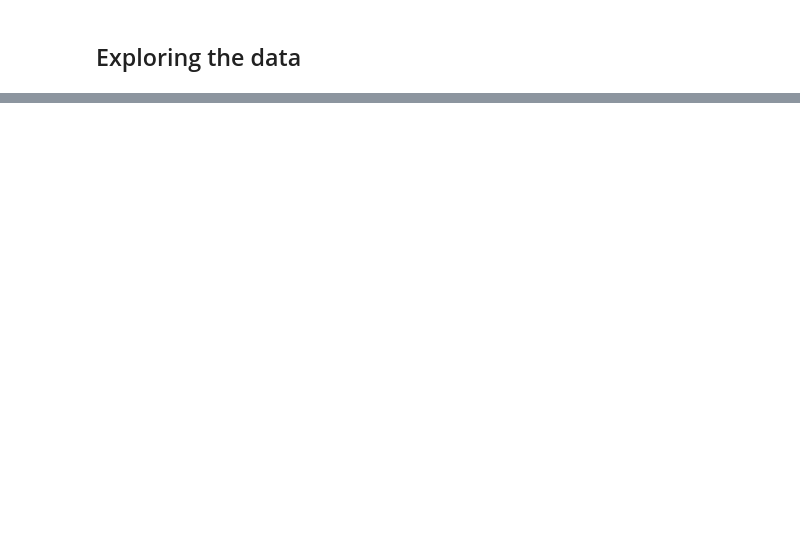
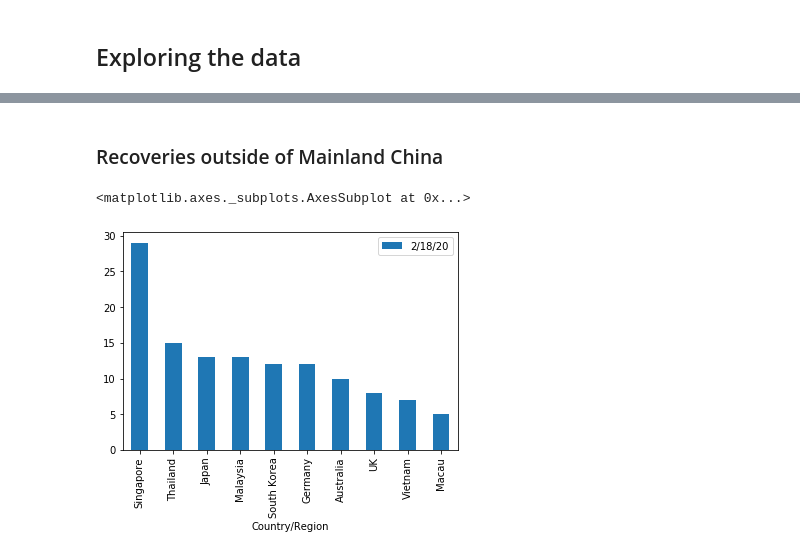
Before and after one commit to trouni/workshop-data-analysis, a Jupyter notebook: data_analysis_workshop.ipynb, the cells around one changed output, grey strips where cells are left out. Saved outputs shown, nothing was run; the diff lists cells and outputs as text; code cells hidden in the pictures; blank space fills up the shorter version.

```diff
--- a/data_analysis_workshop.ipynb
+++ b/data_analysis_workshop.ipynb
@@ -176,0 +407,5 @@ plt.plot(preprocess(deaths_df), color='r')
+# %%
+### TODO ###
+# Set the 'Country/Region' column as the index.
+
+recovered_df.set_index('Country/Region')
@@ -176,0 +617,16 @@ plt.plot(preprocess(deaths_df), color='r')
+# %% [markdown]
+### Recoveries outside of Mainland China
+# %%
+# Preparing the format of our data to be plotted
+plot_data = recovered_df.groupby('Country/Region') \
+            .sum() \
+            [['2/18/20']] \
+            .sort_values('2/18/20', ascending=False) \
+            .drop('Mainland China') \
+            .head(10) \
+
+# Plotting our bar chart
+plot_data.plot(kind='bar')
+# %% [output]
+<matplotlib.axes._subplots.AxesSubplot at 0x...>
+[figure, added]
```
Also changed, not shown: parts of 84 cells of this notebook, 4 other files.
